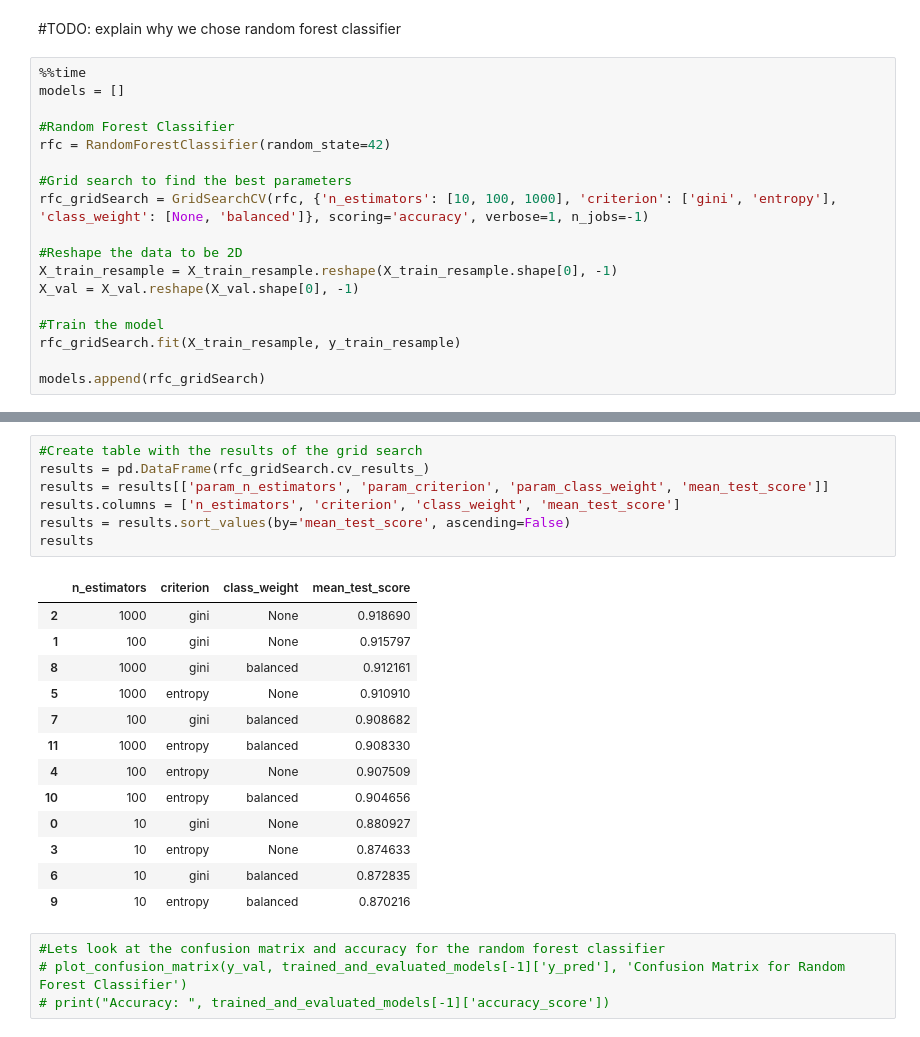
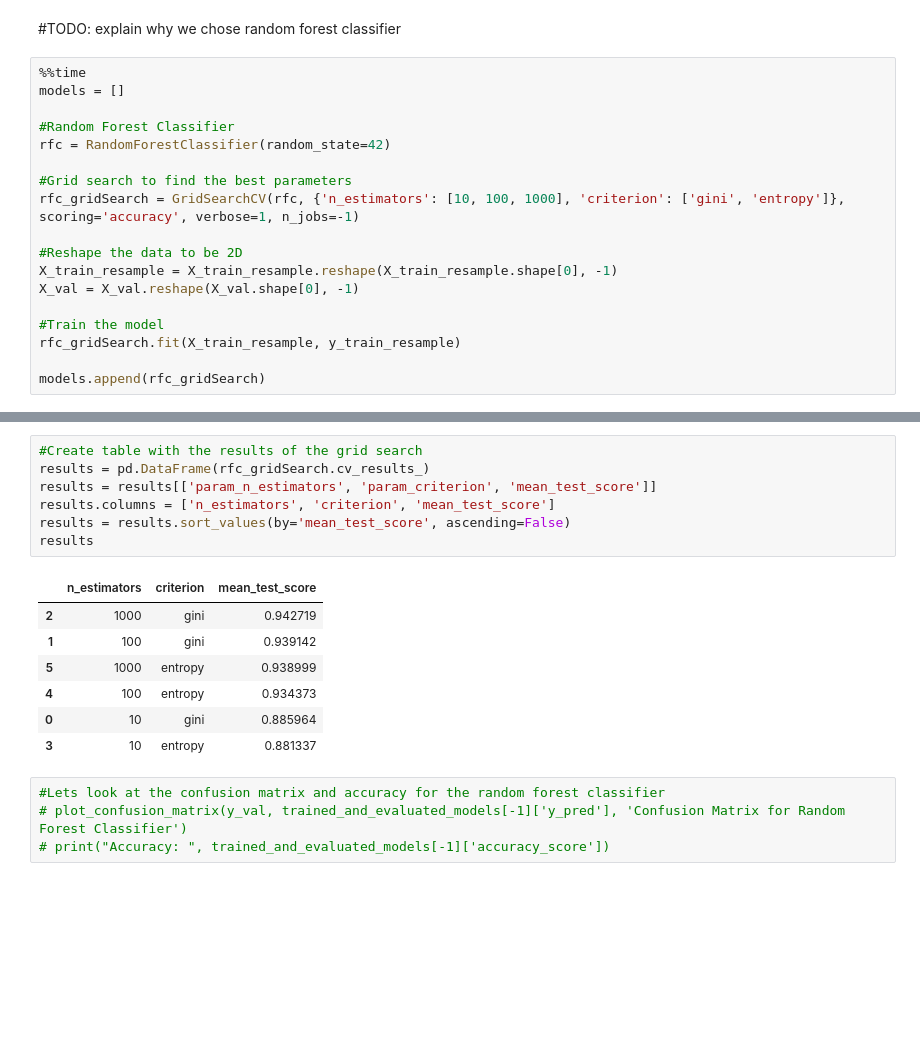
Before and after one commit to Maloha7/digit-recognizer, a Jupyter notebook: digitRecognizer.ipynb, the cells around one changed output, grey strips where cells are left out. Cells and saved outputs as stored; diff of their text form; blank space fills up the shorter version.

```diff
--- a/digitRecognizer.ipynb
+++ b/digitRecognizer.ipynb
@@ -367,7 +367,7 @@ models = []
 rfc = RandomForestClassifier(random_state=42)
 
 #Grid search to find the best parameters
-rfc_gridSearch = GridSearchCV(rfc, {'n_estimators': [10, 100, 1000], 'criterion': ['gini', 'entropy'], 'class_weight': [None, 'balanced']}, scoring='accuracy', verbose=1, n_jobs=-1)
+rfc_gridSearch = GridSearchCV(rfc, {'n_estimators': [10, 100, 1000], 'criterion': ['gini', 'entropy']}, scoring='accuracy', verbose=1, n_jobs=-1)
 
 #Reshape the data to be 2D
 X_train_resample = X_train_resample.reshape(X_train_resample.shape[0], -1)
@@ -383,24 +384,18 @@ KeyboardInterrupt:
 # %%
 #Create table with the results of the grid search
 results = pd.DataFrame(rfc_gridSearch.cv_results_)
-results = results[['param_n_estimators', 'param_criterion', 'param_class_weight', 'mean_test_score']]
-results.columns = ['n_estimators', 'criterion', 'class_weight', 'mean_test_score']
+results = results[['param_n_estimators', 'param_criterion', 'mean_test_score']]
+results.columns = ['n_estimators', 'criterion', 'mean_test_score']
 results = results.sort_values(by='mean_test_score', ascending=False)
 results
 # %% [output]
-|  | n_estimators | criterion | class_weight | mean_test_score |
-| 2 | 1000 | gini | None | 0.918690 |
-| 1 | 100 | gini | None | 0.915797 |
-| 8 | 1000 | gini | balanced | 0.912161 |
-| 5 | 1000 | entropy | None | 0.910910 |
-| 7 | 100 | gini | balanced | 0.908682 |
-| 11 | 1000 | entropy | balanced | 0.908330 |
-| 4 | 100 | entropy | None | 0.907509 |
-| 10 | 100 | entropy | balanced | 0.904656 |
-| 0 | 10 | gini | None | 0.880927 |
-| 3 | 10 | entropy | None | 0.874633 |
-| 6 | 10 | gini | balanced | 0.872835 |
-| 9 | 10 | entropy | balanced | 0.870216 |
+|  | n_estimators | criterion | mean_test_score |
+| 2 | 1000 | gini | 0.942719 |
+| 1 | 100 | gini | 0.939142 |
+| 5 | 1000 | entropy | 0.938999 |
+| 4 | 100 | entropy | 0.934373 |
+| 0 | 10 | gini | 0.885964 |
+| 3 | 10 | entropy | 0.881337 |
 # %%
 #Lets look at the confusion matrix and accuracy for the random forest classifier
 # plot_confusion_matrix(y_val, trained_and_evaluated_models[-1]['y_pred'], 'Confusion Matrix for Random Forest Classifier')
```
Also changed, not shown: parts of 4 cells of this notebook.
